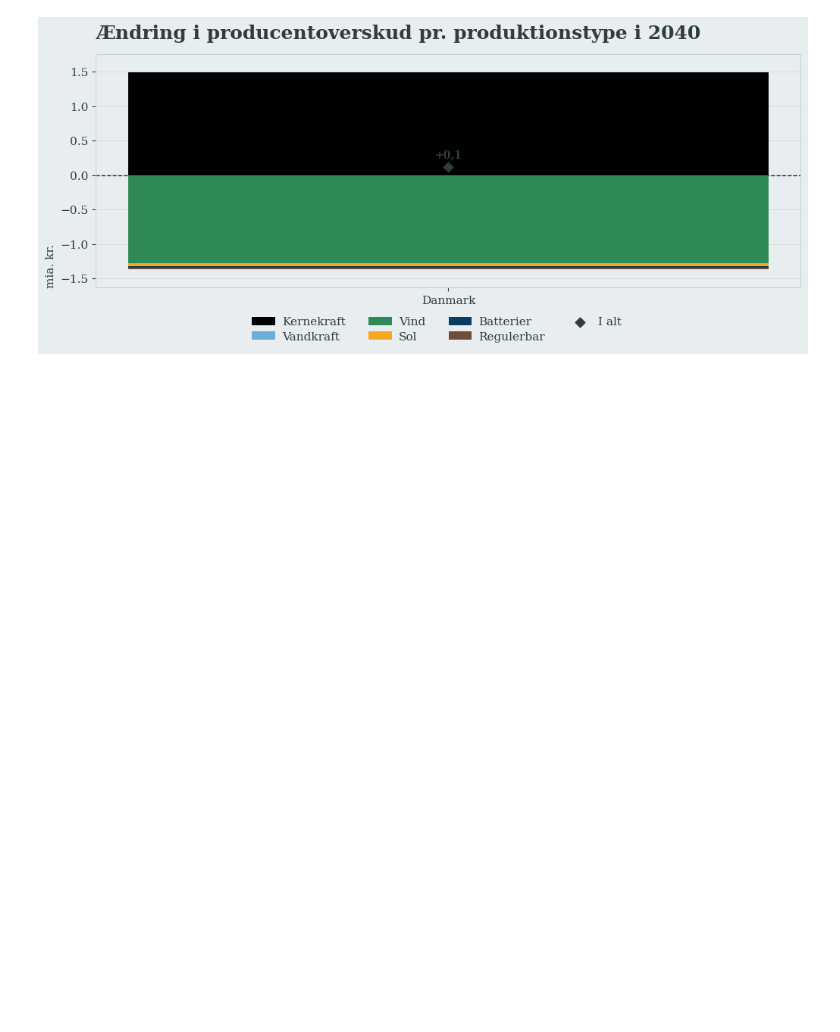
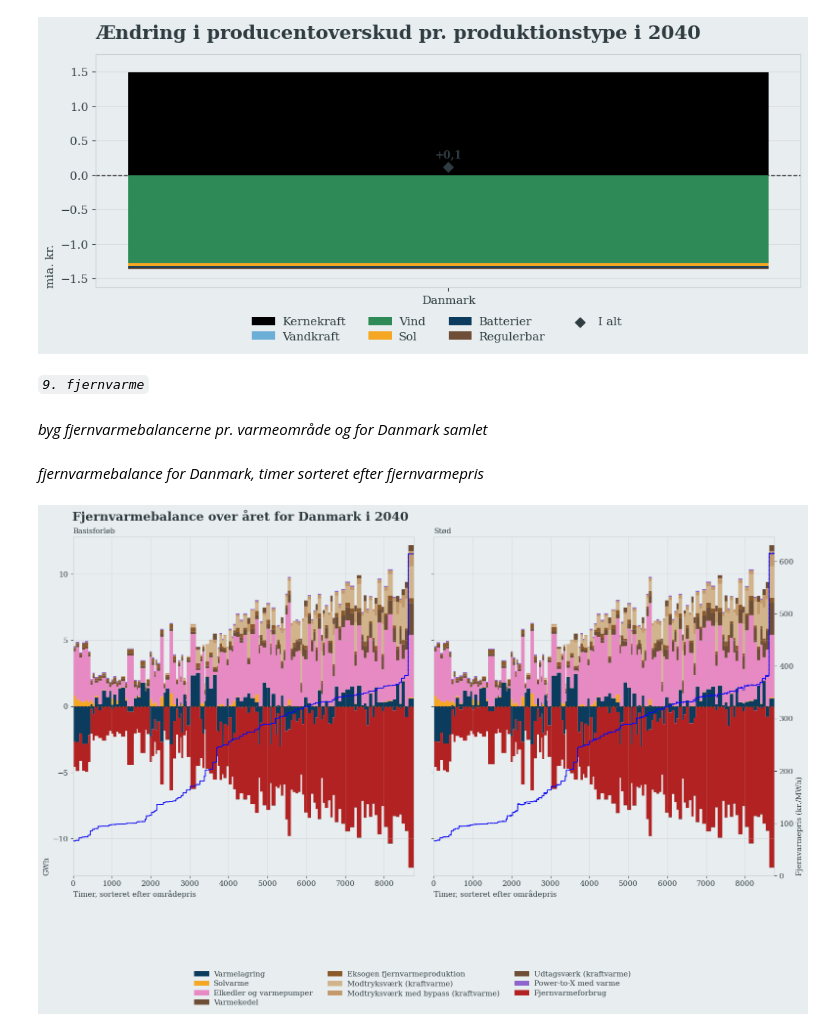
Before and after one commit to cfn368/ET_GR_wrapper, a Jupyter notebook: 0_ET_vis_analysis.ipynb, the cells around one changed output. Saved outputs shown, nothing was run; the diff lists cells and outputs as text; code cells hidden in the pictures; blank space fills up the shorter version.

```diff
--- a/0_ET_vis_analysis.ipynb
+++ b/0_ET_vis_analysis.ipynb
@@ -157,3 +158,17 @@ plot_profit_delta(baseline_output, shock_output, id2Pt=id2Pt, id2EA=id2EA, year=
 # %% [output]
 [figure]
 [figure]
+# %% [markdown]
+*`9. fjernvarme`*
+# %% [markdown]
+*byg fjernvarmebalancerne pr. varmeområde og for Danmark samlet*
+# %%
+# 9. fjernvarme
+ctx_dh     = build_el_balance_data(baseline_output, shock_output, years=yr, market="H")
+ctx_dh_agg = build_el_balance_data_country(baseline_output, shock_output, years=yr, market="H")
+# %% [markdown]
+*fjernvarmebalance for Danmark, timer sorteret efter fjernvarmepris*
+# %%
+plot_energy_balance_dh(ctx_dh_agg, "DK", years=yr, figsize=(18.5, 9), legend_min_twh=0.2);
+# %% [output]
+[figure, added]
```
Also changed, not shown: parts of 12 cells of this notebook, 11 other files.
